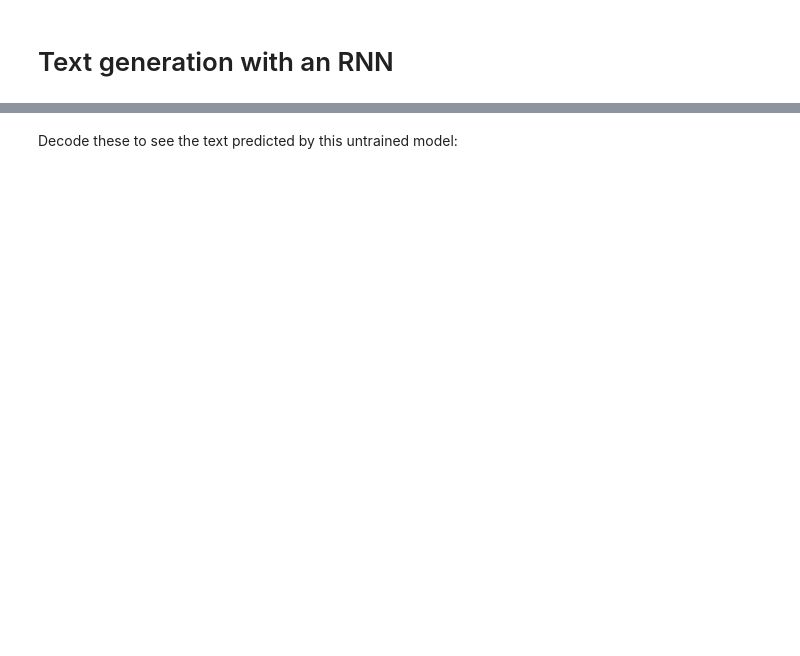
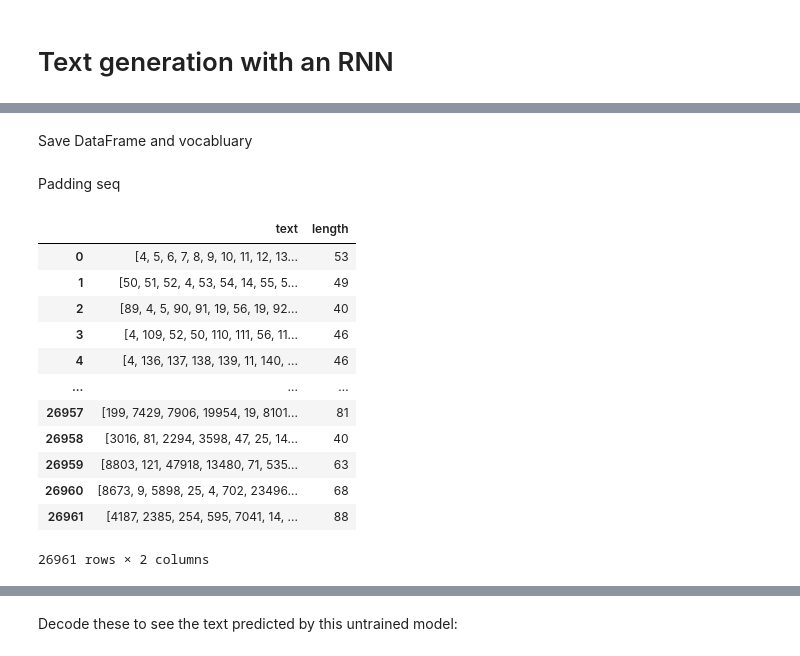
Before and after one commit to Khlebovich-Alexandra/horoscope_generator, a Jupyter notebook: text_generation.ipynb, the cells around one changed output, grey strips where cells are left out. Drawn from its saved outputs; the diff is of its cells as text; code cells hidden in the pictures; blank space fills up the shorter version.

```diff
--- a/text_generation.ipynb
+++ b/text_generation.ipynb
@@ -113,0 +121,2 @@ We used `tf.data` to split the text into manageable sequences. But before feedin
+# %% [markdown]
+Save DataFrame and vocabluary
@@ -113,0 +130,25 @@ We used `tf.data` to split the text into manageable sequences. But before feedin
+# %% [markdown]
+Padding seq
+# %%
+def get_list_of_ints(x):
+    if isinstance(x, str):
+        x = x.strip('][').split(', ')
+    return list(map(int, x))
+# %%
+posts = pd.read_csv('posts_word_to_int.csv', index_col=0)
+posts.text = posts.text.map(get_list_of_ints)
+posts
+# %% [output]
+|  | text | length |
+| 0 | [4, 5, 6, 7, 8, 9, 10, 11, 12, 13... | 53 |
+| 1 | [50, 51, 52, 4, 53, 54, 14, 55, 5... | 49 |
+| 2 | [89, 4, 5, 90, 91, 19, 56, 19, 92... | 40 |
+| 3 | [4, 109, 52, 50, 110, 111, 56, 11... | 46 |
+| 4 | [4, 136, 137, 138, 139, 11, 140, ... | 46 |
+| ... | ... | ... |
+| 26957 | [199, 7429, 7906, 19954, 19, 8101... | 81 |
+| 26958 | [3016, 81, 2294, 3598, 47, 25, 14... | 40 |
+| 26959 | [8803, 121, 47918, 13480, 71, 535... | 63 |
+| 26960 | [8673, 9, 5898, 25, 4, 702, 23496... | 68 |
+| 26961 | [4187, 2385, 254, 595, 7041, 14, ... | 88 |
+26961 rows × 2 columns
```
Also changed, not shown: parts of 80 cells of this notebook.
